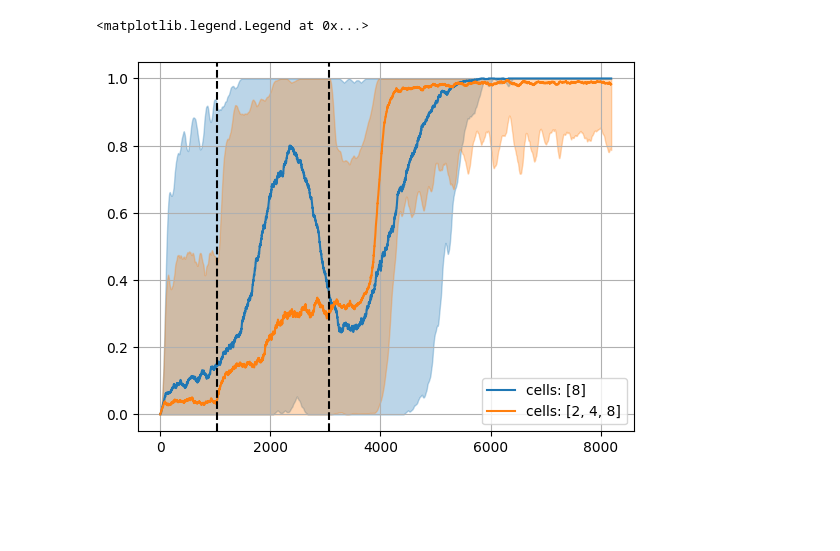
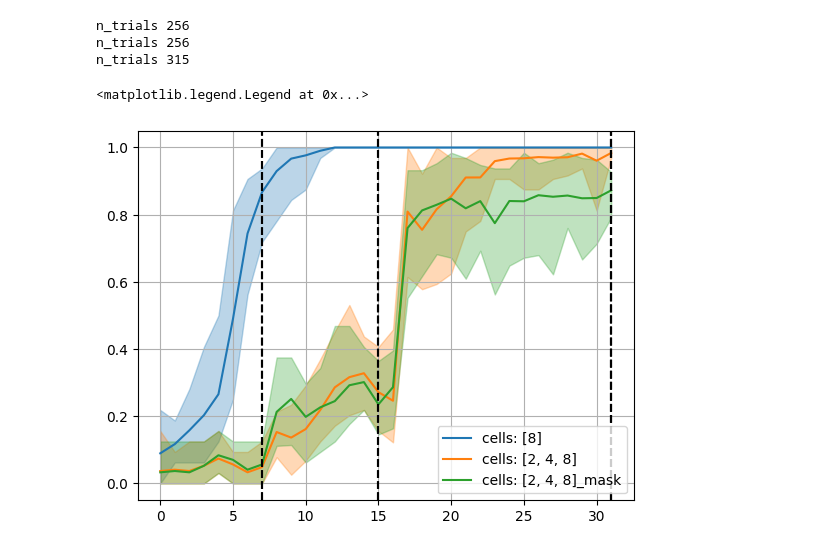
Before and after one commit to davidesartor/MANGO-lite, a Jupyter notebook: btf/studies vis.ipynb, the cells around one changed output. Saved outputs shown, nothing was run; the diff lists cells and outputs as text; code cells hidden in the pictures; blank space fills up the shorter version.

```diff
--- a/btf/studies vis.ipynb
+++ b/btf/studies vis.ipynb
@@ -45,13 +25,9 @@ def plot_accuracy_evolution(trial, label=""):
     # plt.plot(smooth(mean+std), color=color, linestyle="--")
     # plt.plot(smooth(mean-std), color=color, linestyle="--")
     plt.fill_between(range(len(mean)), smooth(upper_bound), smooth(lower_bound), alpha=0.3, color=color)
-
-    stages_duration = [
-        trial.user_attrs["cycle_train_iter"] * trial.params[f"train_cycles_{i}"]
-        for i in cell_scales[:-1]
-    ]
+    stages_duration = trial.user_attrs["stages_duration"]
     for stage_duration in jnp.cumsum(jnp.array(stages_duration)):
-        plt.axvline(stage_duration, color="k", linestyle="--")
+        plt.axvline(stage_duration-1, color="k", linestyle="--")
 # %%
 map_scale = 3
 p = 0.8
@@ -61,6 +37,10 @@ for cell_scales in [(map_scale,), tuple(range(1, map_scale + 1))]:
     study = optuna.load_study(study_name=f"mango_stages_{list(cell_scales)}", storage=storage_path)
     print("n_trials", len(study.trials))
     plot_accuracy_evolution(study.best_trial, label=f"cells: {[2**s for s in cell_scales]}")
+
+study = optuna.load_study(study_name=f"mango_stages_{list(cell_scales)}_mask", storage=storage_path)
+print("n_trials", len(study.trials))
+plot_accuracy_evolution(study.best_trial, label=f"cells: {[2**s for s in cell_scales]}_mask")
 plt.grid()
 plt.legend()
 # %% [output]
@@ -69,2 +49,5 @@ n_trials 74
-<matplotlib.legend.Legend at 0x...>
+n_trials 256
+n_trials 256
+n_trials 315
+<matplotlib.legend.Legend at 0x...>
-[figure, old version]
+[figure, new version]
```
Also changed, not shown: parts of 2 cells of this notebook, 10 other files.
